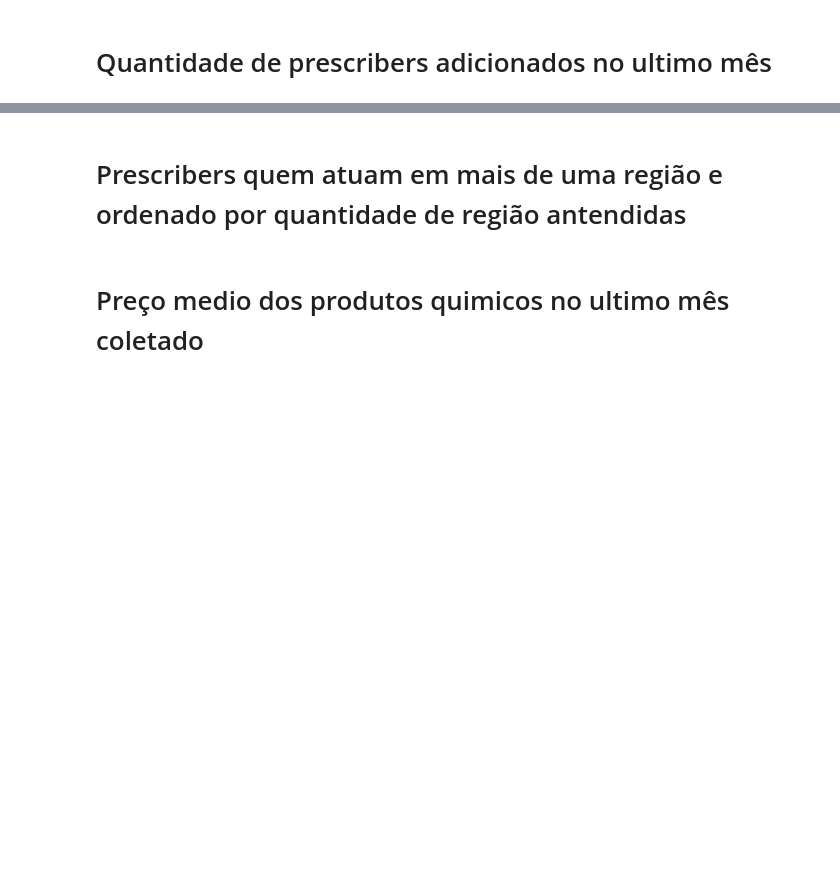
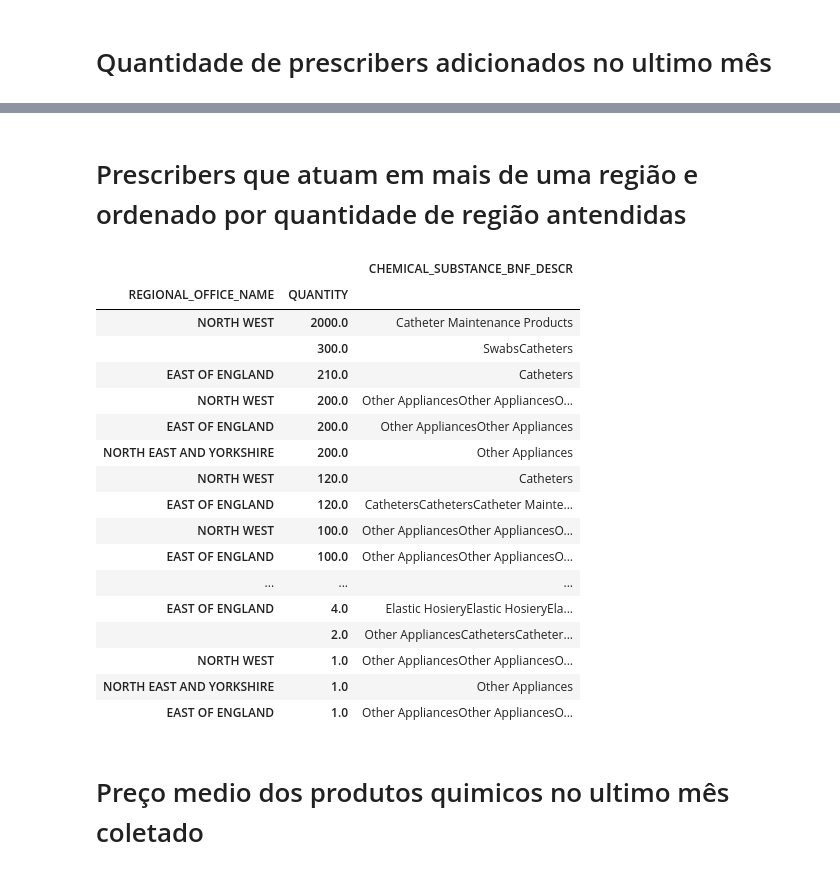
Before and after one commit to Dalerem/projeto, a Jupyter notebook: desafio.ipynb, the cells around one changed output, grey strips where cells are left out. Cells and saved outputs as stored; diff of their text form; code cells hidden in the pictures; blank space fills up the shorter version.

```diff
--- a/desafio.ipynb
+++ b/desafio.ipynb
@@ -115,5 +147,28 @@ print(qtd_prescribers())
 # %% [markdown]
-# Prescribers quem atuam em mais de uma região e ordenado por quantidade de região antendidas
+# Prescribers que atuam em mais de uma região e ordenado por quantidade de região antendidas
+# %%
+
+atuam_regiao = dados_df[['REGIONAL_OFFICE_NAME', 'CHEMICAL_SUBSTANCE_BNF_DESCR', 'QUANTITY']].groupby(['REGIONAL_OFFICE_NAME', 'QUANTITY']).sum()
+display(atuam_regiao.sort_values(by='QUANTITY', ascending=False))
+# %% [output]
+|  |  | CHEMICAL_SUBSTANCE_BNF_DESCR |
+| REGIONAL_OFFICE_NAME | QUANTITY |  |
+| NORTH WEST | 2000.0 | Catheter Maintenance Products |
+|  | 300.0 | SwabsCatheters |
+| EAST OF ENGLAND | 210.0 | Catheters |
+| NORTH WEST | 200.0 | Other AppliancesOther AppliancesO... |
+| EAST OF ENGLAND | 200.0 | Other AppliancesOther Appliances |
+| NORTH EAST AND YORKSHIRE | 200.0 | Other Appliances |
+| NORTH WEST | 120.0 | Catheters |
+| EAST OF ENGLAND | 120.0 | CathetersCathetersCatheter Mainte... |
+| NORTH WEST | 100.0 | Other AppliancesOther AppliancesO... |
+| EAST OF ENGLAND | 100.0 | Other AppliancesOther AppliancesO... |
+| ... | ... | ... |
+| EAST OF ENGLAND | 4.0 | Elastic HosieryElastic HosieryEla... |
+|  | 2.0 | Other AppliancesCathetersCatheter... |
+| NORTH WEST | 1.0 | Other AppliancesOther AppliancesO... |
+| NORTH EAST AND YORKSHIRE | 1.0 | Other Appliances |
+| EAST OF ENGLAND | 1.0 | Other AppliancesOther AppliancesO... |
 # %% [markdown]
 # Preço medio dos produtos quimicos no ultimo mês coletado
 # %%
```
Also changed, not shown: parts of 4 cells of this notebook.
